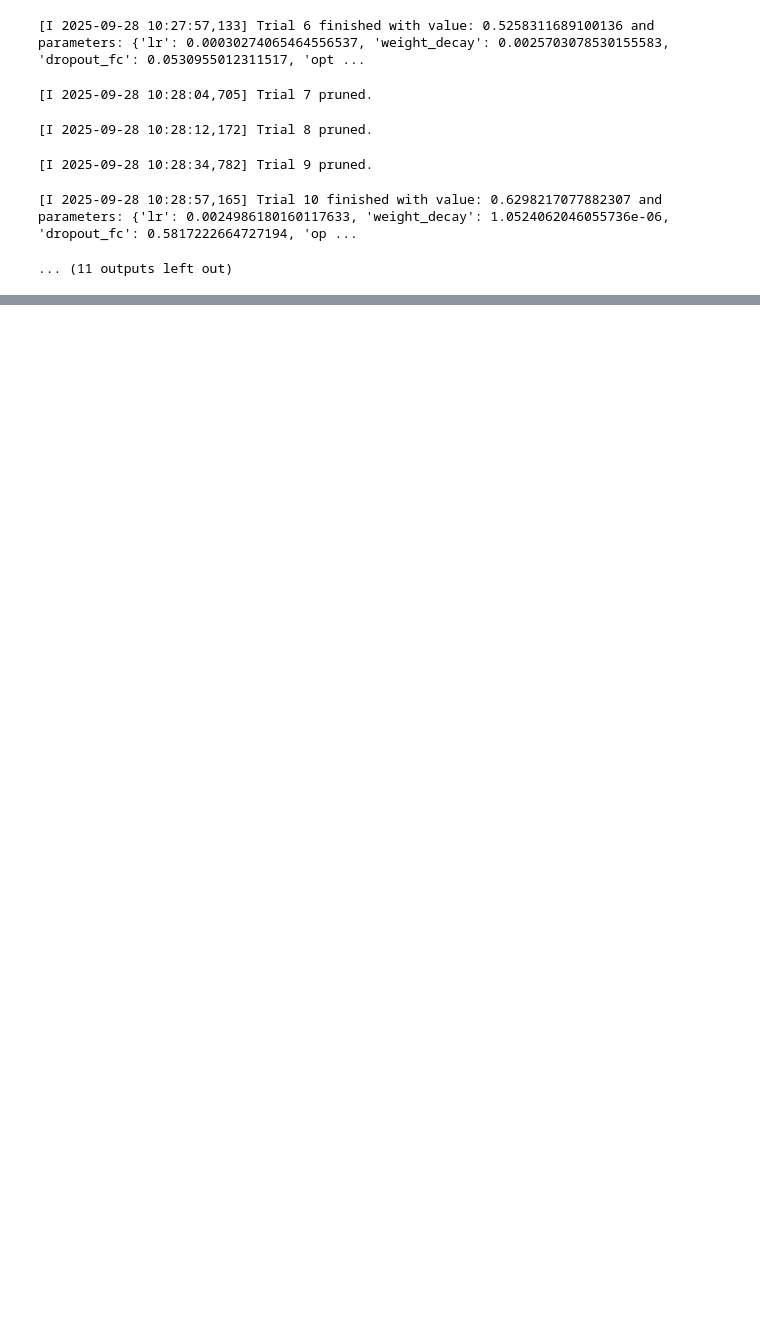
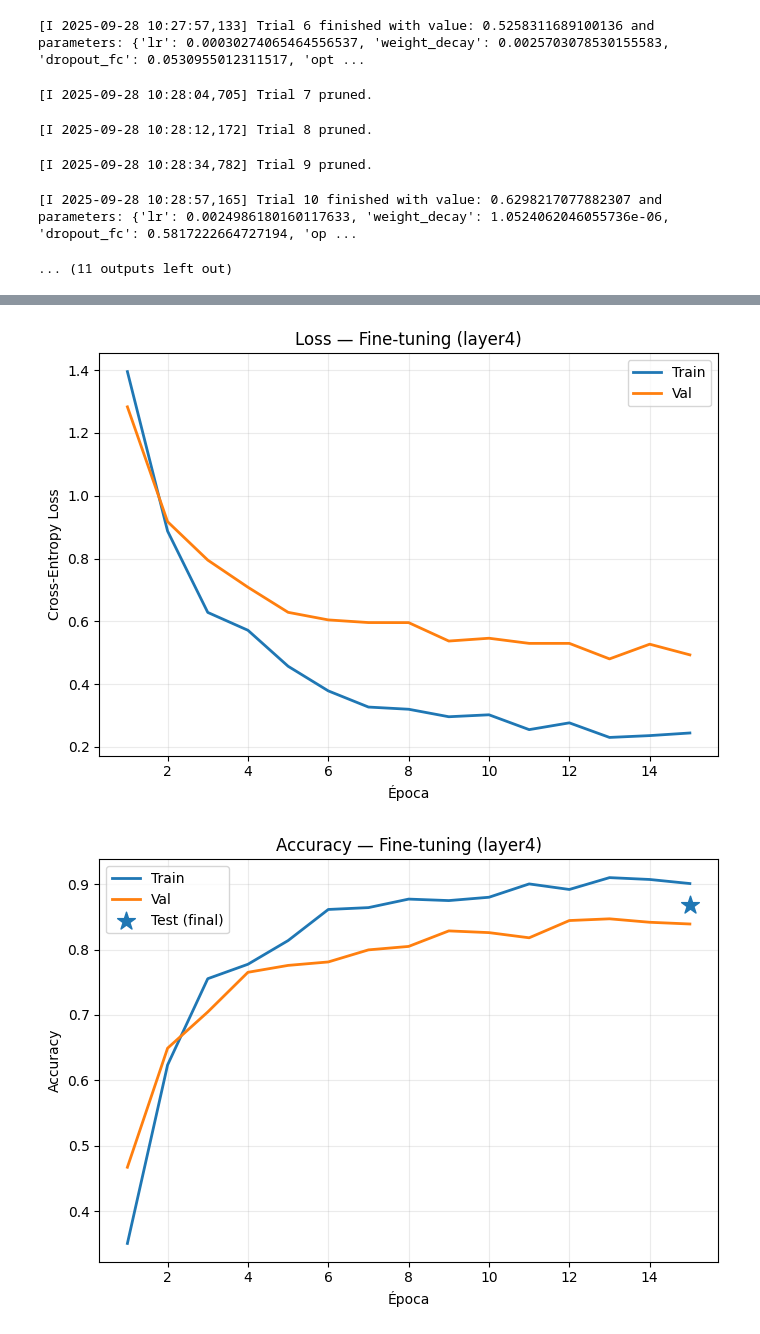
Before and after one commit to emiliano-ipa/CEIA-vpc2, a Jupyter notebook: 02_vpc2-baseline-modelo-trashnet.ipynb, the cells around one changed output, grey strips where cells are left out. Saved outputs shown, nothing was run; the diff lists cells and outputs as text; code cells hidden in the pictures; blank space fills up the shorter version.

Commit message:
Ajustes en param + entrenar modelo con fine-tuning

```diff
--- a/02_vpc2-baseline-modelo-trashnet.ipynb
+++ b/02_vpc2-baseline-modelo-trashnet.ipynb
@@ -1583,0 +1617,66 @@ plot_conf_mat(ts_y, ts_p, classes, title="Matriz de confusión - ResNet18 (fine-
+# %%
+import json, os
+import matplotlib.pyplot as plt
+
+def _maybe_load_history(path_json):
+    if os.path.exists(path_json):
+        with open(path_json, "r") as f:
+            return json.load(f)
+    return None
+
+# 1) Intentar tomar history del fine-tuning; si no, del head-only
+hist = None
+if 'history_ft' in globals():
+    hist = history_ft
+    run_name = "Fine-tuning (layer4)"
+elif 'history_opt' in globals():
+    hist = history_opt
+    run_name = "Head-only (mejores HP)"
+else:
+    # Opcional: carga desde disco
+    hist = _maybe_load_history("artifacts/history_ft.json") or _maybe_load_history("artifacts/history_opt.json")
+    run_name = "Entrenamiento cargado"
+    if hist is None:
+        raise RuntimeError("No se encontró history en memoria ni en artifacts/*.json")
+
+# 2) Validar claves esperadas
+# Para FT usamos: train_loss, val_loss, train_acc, val_acc, train_f1, val_f1
+# Para head-only al menos: train_loss, val_loss, train_f1, val_f1 (si no tenés acc, se salta ese gráfico)
+keys = hist.keys()
+epochs = range(1, len(hist.get("train_loss", [])) + 1)
+
+def _plot_series(y_train, y_val, title, ylabel, test_value=None):
+    plt.figure(figsize=(7,5))
+    if y_train is not None:
+        plt.plot(epochs, y_train, label="Train", linewidth=2)
+    if y_val is not None:
+        plt.plot(epochs, y_val, label="Val", linewidth=2)
+    # Punto de test (si lo querés marcar manualmente)
+    if test_value is not None and len(epochs) > 0:
+        plt.scatter([epochs[-1]], [test_value], marker='*', s=180, label="Test (final)")
+    plt.xlabel("Época")
+    plt.ylabel(ylabel)
+    plt.title(f"{title} — {run_name}")
+    plt.legend()
+    plt.grid(alpha=0.25)
+    plt.tight_layout()
+    plt.show()
+
+# 3) Marcar el valor de test final en la última época:
+test_acc_final = 0.868
+test_f1_final  = 0.855
+
+# 4) Gráficos
+_plot_series(hist.get("train_loss"), hist.get("val_loss"),
+             title="Loss", ylabel="Cross-Entropy Loss")
+
+# Accuracy
+_plot_series(hist.get("train_acc"), hist.get("val_acc"),
+             title="Accuracy", ylabel="Accuracy", test_value=test_acc_final if "val_acc" in keys else None)
+
+# Macro-F1
+_plot_series(hist.get("train_f1"), hist.get("val_f1"),
+             title="Macro-F1", ylabel="Macro-F1", test_value=test_f1_final)
+# %% [output]
+[figure, added]
+[figure, added]
```
Also changed, not shown: parts of 22 cells of this notebook.
